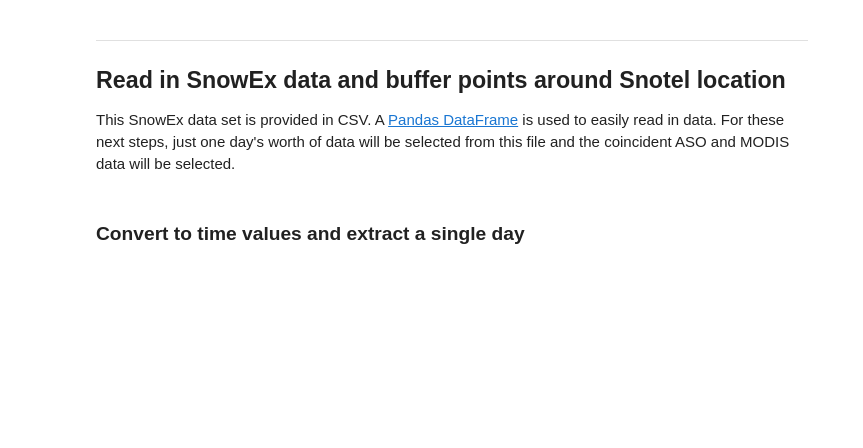
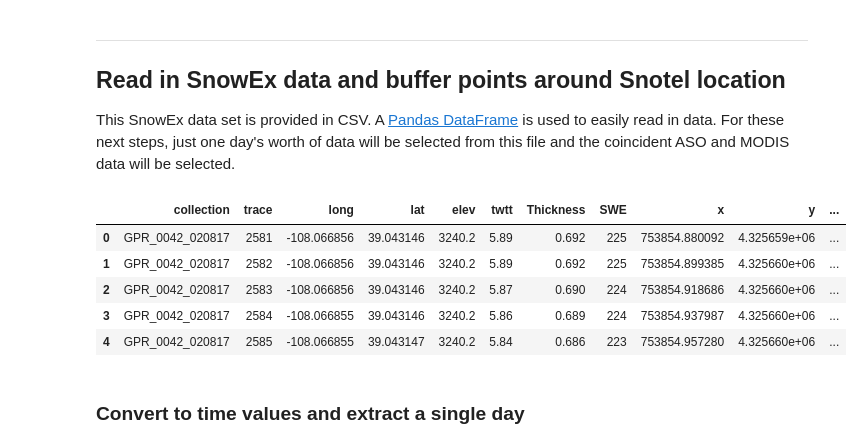
Before and after one commit to snowex-hackweek/website-2021, a Jupyter notebook: book/tutorials/nsidc-access/nsidc-data-access.ipynb, the cells around one changed output. Saved outputs shown, nothing was run; the diff lists cells and outputs as text; code cells hidden in the pictures; blank space fills up the shorter version.

```diff
--- a/book/tutorials/nsidc-access/nsidc-data-access.ipynb
+++ b/book/tutorials/nsidc-access/nsidc-data-access.ipynb
@@ -232,9 +376,16 @@ ___
 
 This SnowEx data set is provided in CSV. A [Pandas DataFrame](https://pandas.pydata.org/pandas-docs/stable/getting_started/overview.html) is used to easily read in data. For these next steps, just one day's worth of data will be selected from this file and the coincident ASO and MODIS data will be selected.
 # %%
-snowex_path = './SnowEx17_GPR_Version2_Week1.csv' # Define local filepath
+snowex_path = './Outputs/SnowEx17_GPR_Version2_Week1.csv' # Define local filepath
 df = pd.read_csv(snowex_path, sep='\t')
 df.head()
+# %% [output]
+|  | collection | trace | long | lat | elev | twtt | Thickness | SWE | x | y | ... |
+| 0 | GPR_0042_020817 | 2581 | -108.066856 | 39.043146 | 3240.2 | 5.89 | 0.692 | 225 | 753854.880092 | 4.325659e+06 | ... |
+| 1 | GPR_0042_020817 | 2582 | -108.066856 | 39.043146 | 3240.2 | 5.89 | 0.692 | 225 | 753854.899385 | 4.325660e+06 | ... |
+| 2 | GPR_0042_020817 | 2583 | -108.066856 | 39.043146 | 3240.2 | 5.87 | 0.690 | 224 | 753854.918686 | 4.325660e+06 | ... |
+| 3 | GPR_0042_020817 | 2584 | -108.066855 | 39.043146 | 3240.2 | 5.86 | 0.689 | 224 | 753854.937987 | 4.325660e+06 | ... |
+| 4 | GPR_0042_020817 | 2585 | -108.066855 | 39.043147 | 3240.2 | 5.84 | 0.686 | 223 | 753854.957280 | 4.325660e+06 | ... |
 # %% [markdown]
 ### Convert to time values and extract a single day
 # %% [markdown]
```
Also changed, not shown: parts of 47 cells of this notebook, 1 other file.
